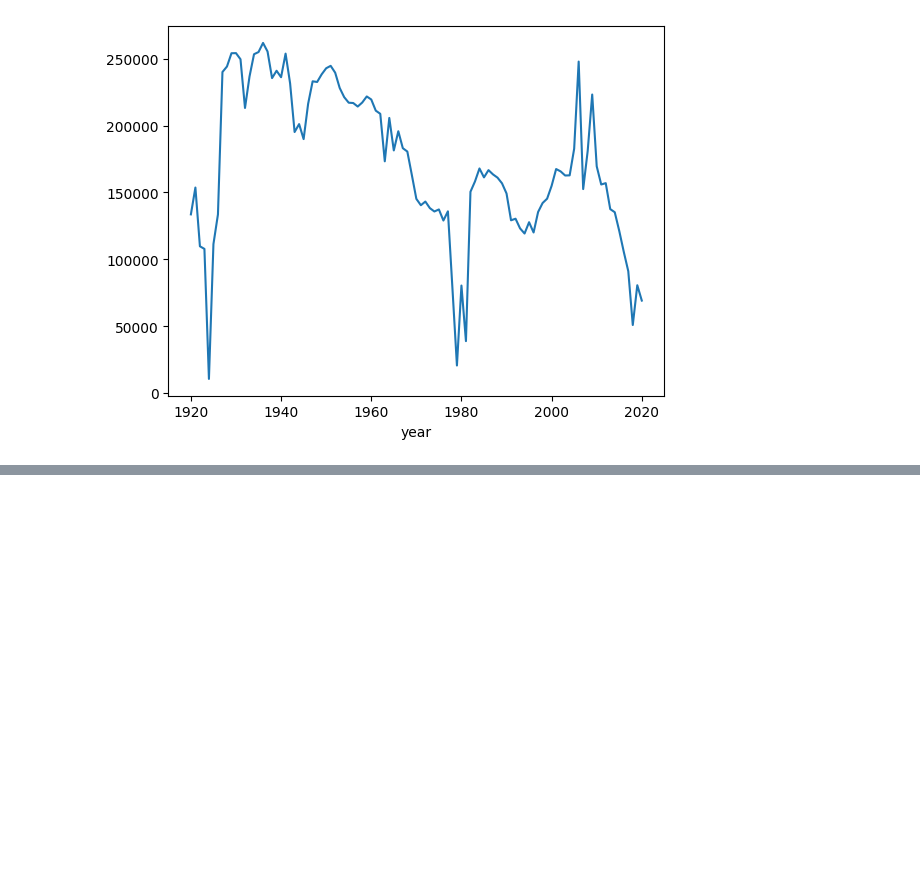
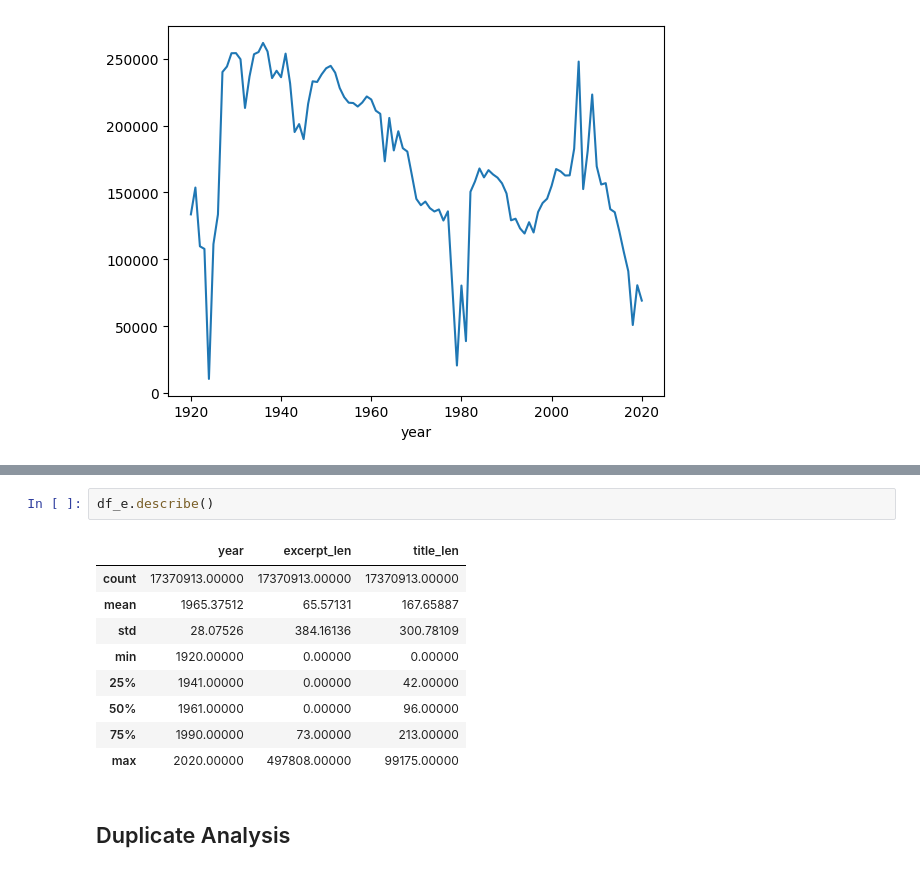
Before and after one commit to AutumnEvans418/in-data-we-trust, a Jupyter notebook: src/raw_data/discovery.ipynb, the cells around one changed output, grey strips where cells are left out. Drawn from its saved outputs; the diff is of its cells as text; blank space fills up the shorter version.

```diff
--- a/src/raw_data/discovery.ipynb
+++ b/src/raw_data/discovery.ipynb
@@ -69,0 +168,14 @@ df.groupby(by="year")['title'].count().plot.line()
+# %%
+df_e.describe()
+# %% [output]
+|  | year | excerpt_len | title_len |
+| count | 17370913.00000 | 17370913.00000 | 17370913.00000 |
+| mean | 1965.37512 | 65.57131 | 167.65887 |
+| std | 28.07526 | 384.16136 | 300.78109 |
+| min | 1920.00000 | 0.00000 | 0.00000 |
+| 25% | 1941.00000 | 0.00000 | 42.00000 |
+| 50% | 1961.00000 | 0.00000 | 96.00000 |
+| 75% | 1990.00000 | 73.00000 | 213.00000 |
+| max | 2020.00000 | 497808.00000 | 99175.00000 |
+# %% [markdown]
+## Duplicate Analysis
```
Also changed, not shown: parts of 19 cells of this notebook, 2 other files.
